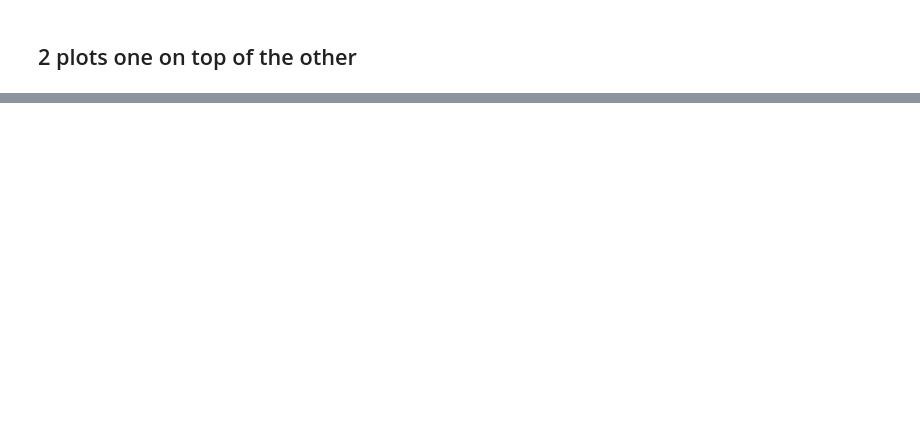
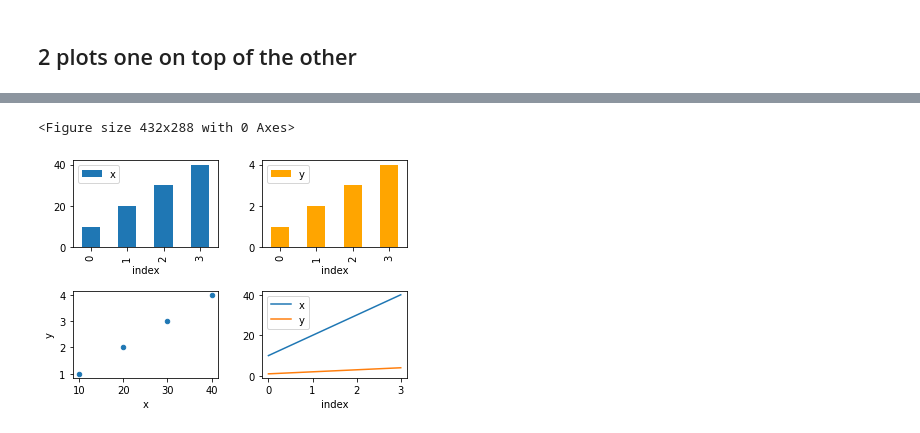
Before and after one commit to queirozfcom/python-sandbox, a Jupyter notebook: python3/notebooks/matplotlib-subplots/main.ipynb, the cells around one changed output, grey strips where cells are left out. Saved outputs shown, nothing was run; the diff lists cells and outputs as text; code cells hidden in the pictures; blank space fills up the shorter version.

```diff
--- a/python3/notebooks/matplotlib-subplots/main.ipynb
+++ b/python3/notebooks/matplotlib-subplots/main.ipynb
@@ -38,0 +85,12 @@ plt.show()
+# %%
+import matplotlib.pyplot as plt
+import pandas as pd
+
+
+df = pd.DataFrame({
+    'string_col':['foo','bar','baz','quux'],
+    'x':[10,20,30,40],
+    'y':[1,2,3,4]
+})
+
+df
@@ -38,0 +103,28 @@ plt.show()
+# %%
+plt.clf()
+# plt.subplots returns an array of arrays. We can
+# directly assign those to variables directly
+fig, ((ax1,ax2),(ax3,ax4)) = plt.subplots(2,2)
+
+# bar plot for column 'x'
+df.plot(y='x', kind='bar', ax=ax1)
+ax1.set_xlabel('index')
+
+# horizontal bar plot for column 'y'
+df.plot(y='y', kind='bar', ax=ax2, color='orange')
+ax2.set_xlabel('index')
+
+# both columns in a scatter plot
+df.plot('x','y', kind='scatter', ax=ax3)
+
+# to have two lines, plot twice in the same axis
+df.plot(y='x', kind='line', ax=ax4)
+df.plot(y='y', kind='line', ax=ax4)
+ax4.set_xlabel('index')
+
+plt.subplots_adjust(wspace=0.3, hspace=0.5)
+
+plt.show()
+# %% [output]
+<Figure size 432x288 with 0 Axes>
+[figure, added]
```
Also changed, not shown: parts of 12 cells of this notebook.
